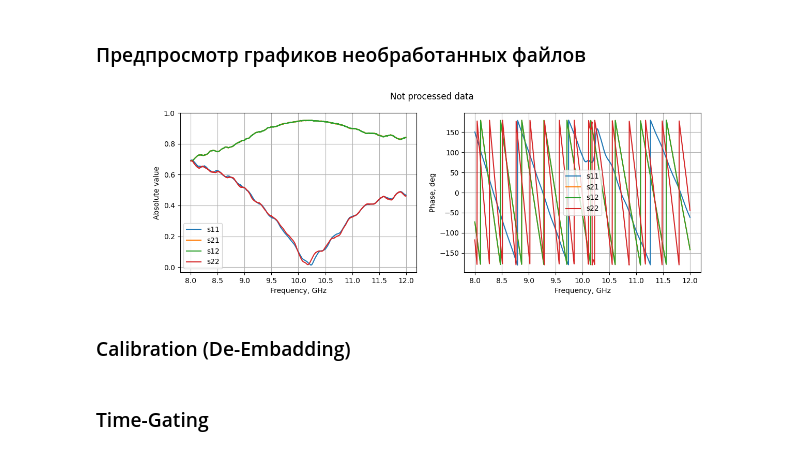
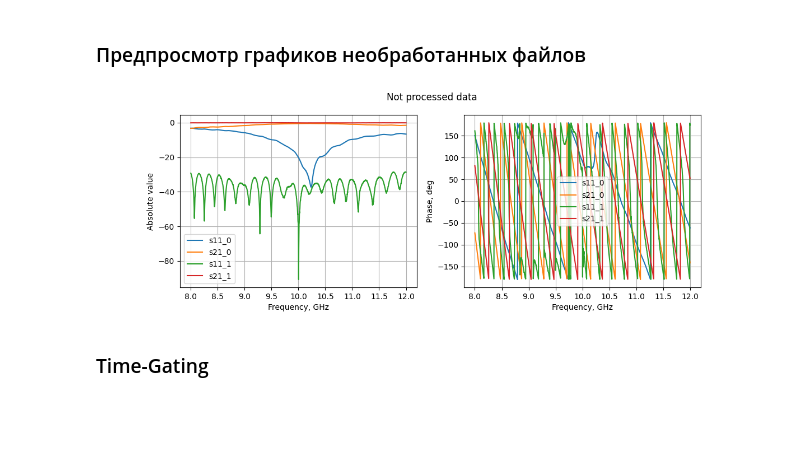
Before and after one commit to isvoropaev02/post_processing_RIS, a Jupyter notebook: main.ipynb, the cells around one changed output. Drawn from its saved outputs; the diff is of its cells as text; code cells hidden in the pictures; blank space fills up the shorter version.

```diff
--- a/main.ipynb
+++ b/main.ipynb
@@ -29,9 +28,10 @@ data.head() # Смотрим корректность импорта данны
 # %% [markdown]
 Перевод данных в вид комплексных чисел
 # %%
-data['s11']=data['ReS11']+1j*data['ImS11']
-data['s21']=data['ReS21']+1j*data['ImS21']
-data['s12']=data['ReS12']+1j*data['ImS12']
-data['s22']=data['ReS22']+1j*data['ImS22']
+for dataset in [data_object, data_screen, data_free]: # это массив из указателей на соответствующие
+    dataset['s11']=dataset['ReS11']+1j*dataset['ImS11']
+    dataset['s21']=dataset['ReS21']+1j*dataset['ImS21']
+    dataset['s12']=dataset['ReS12']+1j*dataset['ImS12']
+    dataset['s22']=dataset['ReS22']+1j*dataset['ImS22']
 # %% [markdown]
 Удаление исходных колонок
@@ -40 +38,5 @@ data = data.drop(['ReS11', 'ImS11', 'ReS21', 'ImS21', 'ReS12', 'ImS12', 'ReS22',
+# %%
+data_object = data_object.drop(['ReS11', 'ImS11', 'ReS21', 'ImS21', 'ReS12', 'ImS12', 'ReS22', 'ImS22'], axis=1)
+data_screen = data_screen.drop(['ReS11', 'ImS11', 'ReS21', 'ImS21', 'ReS12', 'ImS12', 'ReS22', 'ImS22'], axis=1)
+data_free = data_free.drop(['ReS11', 'ImS11', 'ReS21', 'ImS21', 'ReS12', 'ImS12', 'ReS22', 'ImS22'], axis=1)
 # %%
@@ -55,35 +64,36 @@ s21 = data['s21']
 # %% [markdown]
 ### Предпросмотр графиков необработанных файлов
 # %%
-s_par = ['s11', 's21', 's12', 's22'] # Вести сюда названия S-параметров, которые нужны на графике в формате 'sij'
+s_par = ['s11', 's21'] # Вести сюда названия S-параметров, которые нужны на графике в формате 'sij'
+data = [data_object, data_screen] # Ввести сюда какие измерения нужны
 
 
-'''Дальше  не трогать'''
-fig = plt.figure(figsize=(13,4))
+'''Дальше  не трогать!!!'''
+fig = plt.figure(figsize=(12,4))
 
 ax_1 = fig.add_subplot(121)
-for elem in s_par:
-    ax_1.plot(data['Frequency']*1e-9, data[elem].apply(abs), label=elem)
+ax_2 = fig.add_subplot(122)
+for i, dataset in enumerate(data):
+    for elem in s_par:
+        ax_1.plot(dataset['Frequency']*1e-9, 20*np.log10(dataset[elem].apply(abs).to_numpy()), label=elem+'_'+str(i))
+        ax_2.plot(dataset['Frequency']*1e-9, np.degrees(dataset[elem].apply(cmath.phase)), label=elem+'_'+str(i))
+
 ax_1.set_xlabel("Frequency, GHz")
 ax_1.set_ylabel("Absolute value")
-plt.legend()
-plt.grid()
+ax_1.legend()
+ax_1.grid()
 
-ax_2 = fig.add_subplot(122)
-for elem in s_par:
-    ax_2.plot(data['Frequency']*1e-9, np.degrees(data[elem].apply(cmath.phase)), label=elem)
 ax_2.set_xlabel("Frequency, GHz")
 ax_2.set_ylabel("Phase, deg")
-plt.legend()
-plt.grid()
+ax_2.legend()
+ax_2.grid()
+
 
 fig.suptitle('Not processed data')
 #plt.tight_layout()
 plt.show()
 # %% [output]
-[figure, old version]
+[figure, new version]
-# %% [markdown]
-### Сalibration (De-Embadding)
 # %% [markdown]
 ### Time-Gating
 # %%
```
Also changed, not shown: parts of 16 cells of this notebook, 10 other files.
